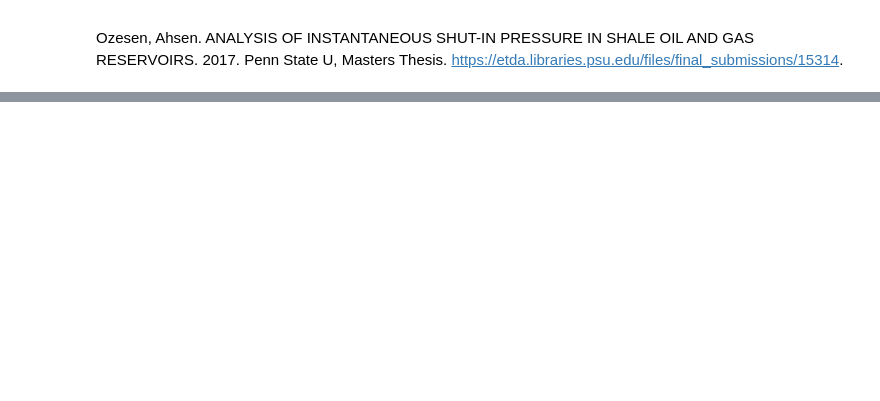
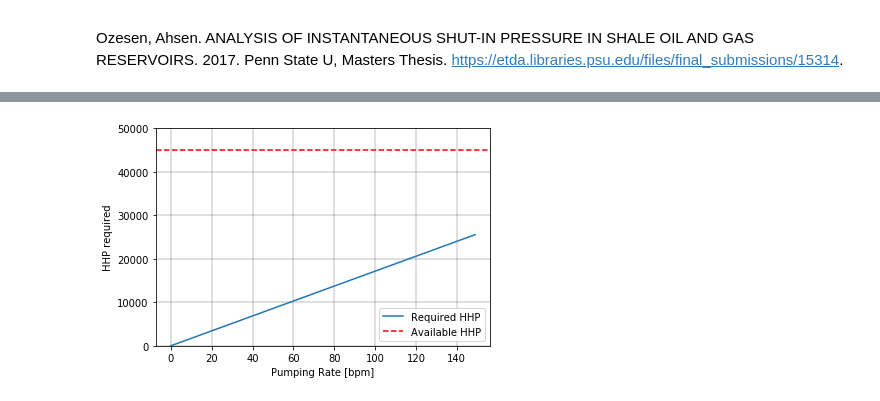
Before and after one commit to energydevohm/completion-cost-study, a Jupyter notebook: comp-cost.ipynb, the cells around one changed output, grey strips where cells are left out. Saved outputs shown, nothing was run; the diff lists cells and outputs as text; code cells hidden in the pictures; blank space fills up the shorter version.

```diff
--- a/comp-cost.ipynb
+++ b/comp-cost.ipynb
@@ -110,0 +132,16 @@ plt.show()
+# %%
+def hhp(stp,rate):
+    hhp=stp*rate/40.8
+    return hhp
+
+plt.plot(bpmrange, [hhp(surfpress,i) for i in bpmrange], label = "Required HHP")
+plt.ylim(bottom=0, top=50000)
+plt.axhline(y=45000, color='r', linestyle='--', label = "Available HHP")
+plt.grid(color='k', linestyle='-', linewidth=0.25)
+
+plt.xlabel('Pumping Rate [bpm]')
+plt.ylabel('HHP required')
+plt.legend()
+plt.show()
+# %% [output]
+[figure, added]
```
Also changed, not shown: parts of 8 cells of this notebook.
